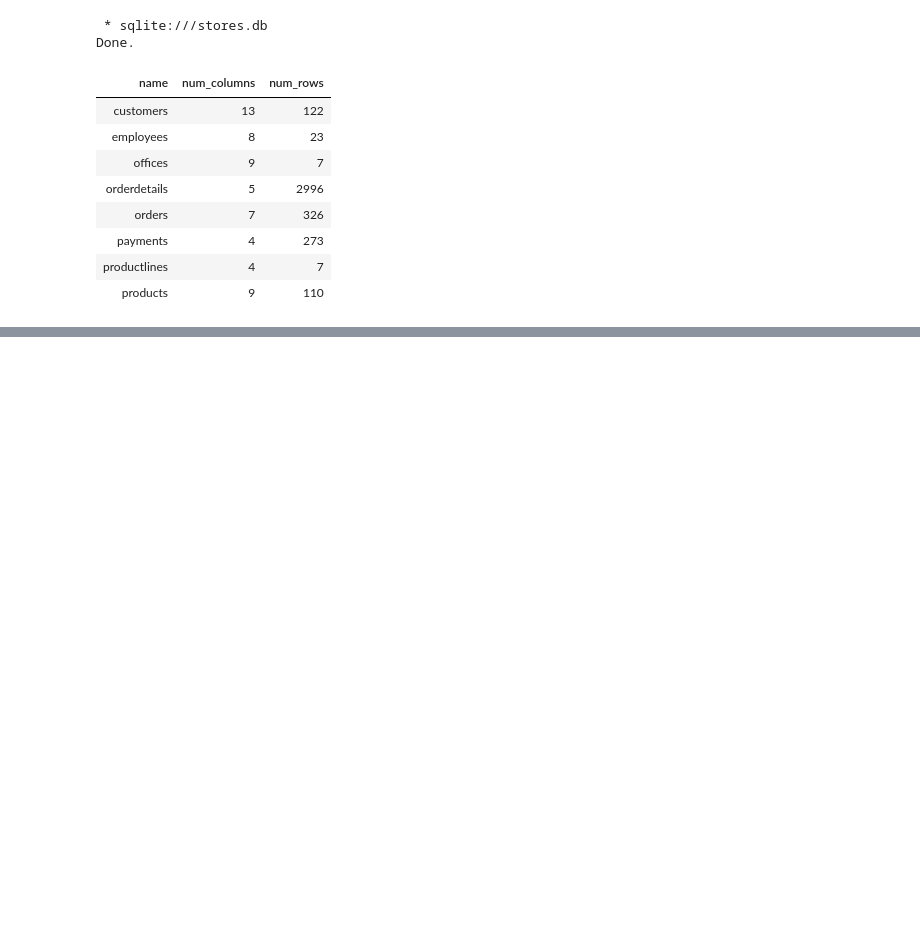
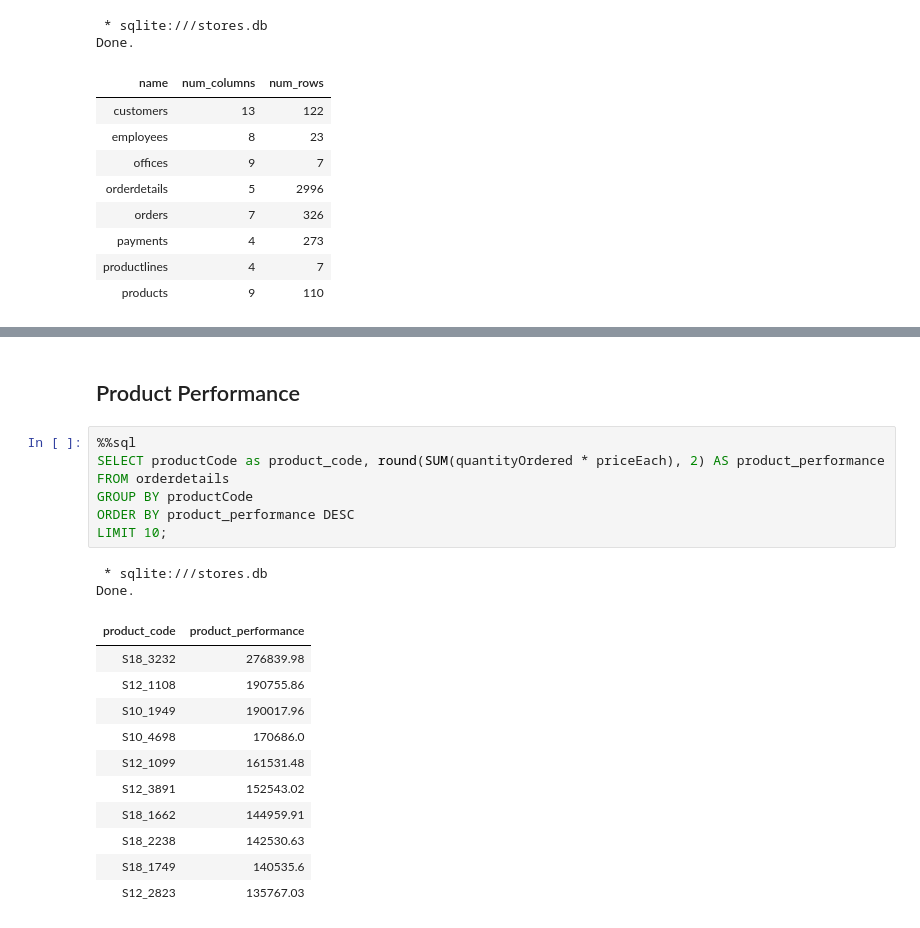
Before and after one commit to TomazFilgueira/Dq_Datascientist, a Jupyter notebook: 5 - Working with Datasources using SQL/5.5 - SQL Subqueries/5.5 - Subqueries Guided Project.ipynb, the cells around one changed output, grey strips where cells are left out. Cells and saved outputs as stored; diff of their text form; blank space fills up the shorter version.

```diff
--- a/5 - Working with Datasources using SQL/5.5 - SQL Subqueries/5.5 - Subqueries Guided Project.ipynb
+++ b/5 - Working with Datasources using SQL/5.5 - SQL Subqueries/5.5 - Subqueries Guided Project.ipynb
@@ -170,0 +212,23 @@ Done.
+# %% [markdown]
+## Product Performance
+# %%
+%%sql
+SELECT productCode as product_code, round(SUM(quantityOrdered * priceEach), 2) AS product_performance
+FROM orderdetails
+GROUP BY productCode
+ORDER BY product_performance DESC
+LIMIT 10;
+# %% [output]
+ * sqlite:///stores.db
+Done.
+| product_code | product_performance |
+| S18_3232 | 276839.98 |
+| S12_1108 | 190755.86 |
+| S10_1949 | 190017.96 |
+| S10_4698 | 170686.0 |
+| S12_1099 | 161531.48 |
+| S12_3891 | 152543.02 |
+| S18_1662 | 144959.91 |
+| S18_2238 | 142530.63 |
+| S18_1749 | 140535.6 |
+| S12_2823 | 135767.03 |
```
Also changed, not shown: parts of 6 cells of this notebook, 2 other files.
